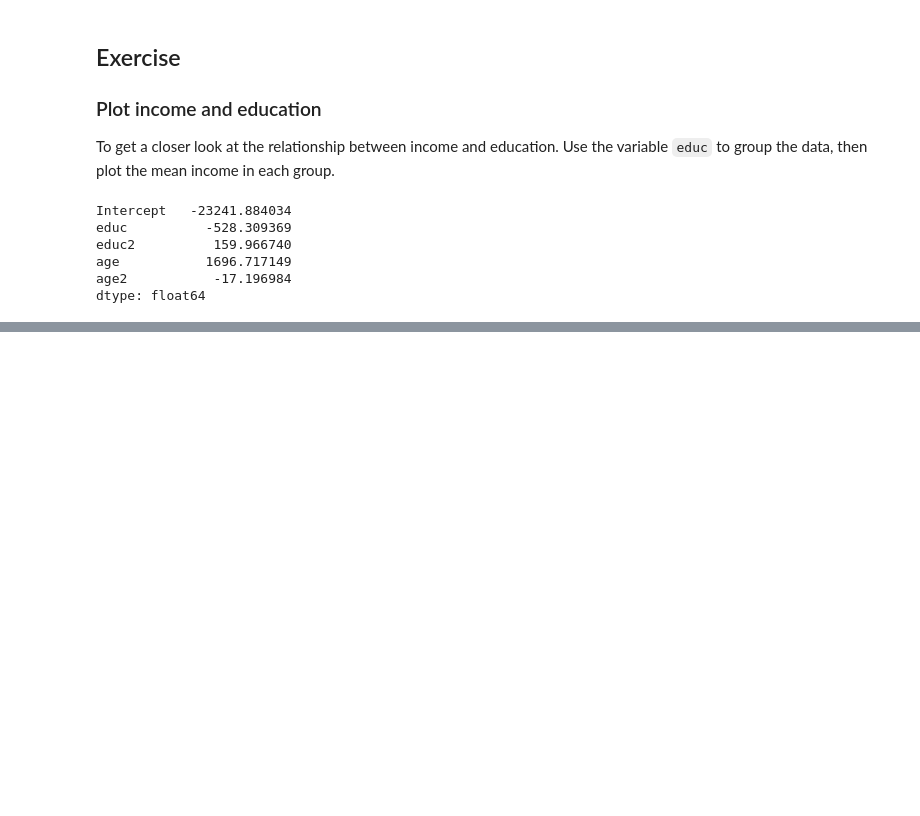
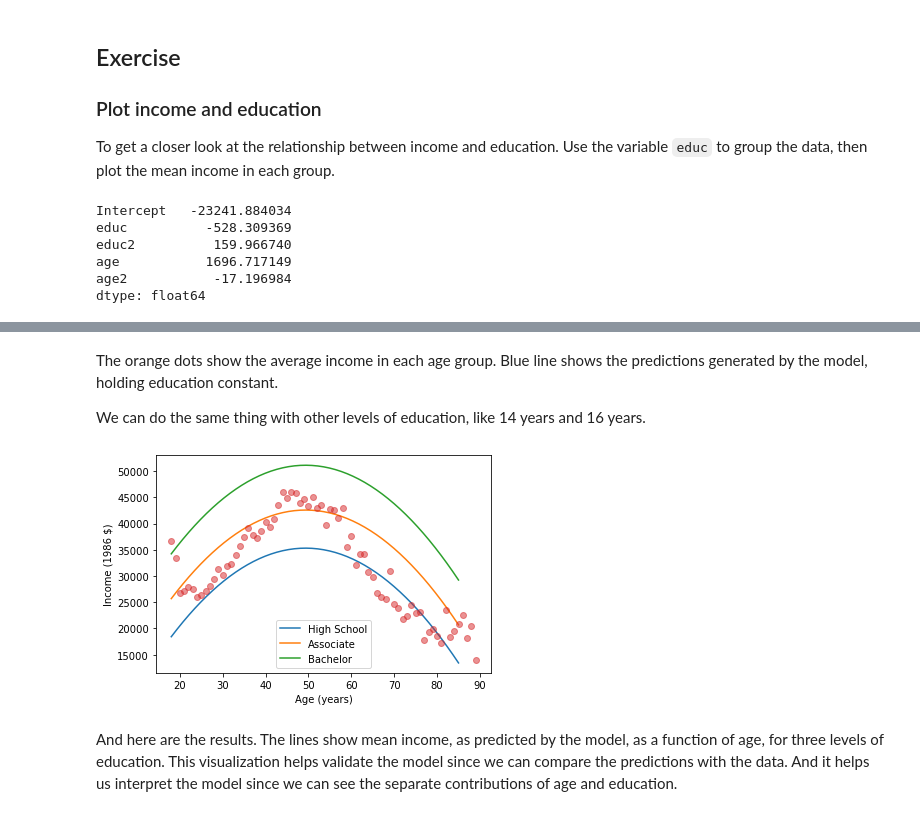
Before and after one commit to SketchQ/DataCamp_DataScience_Track, a Jupyter notebook: 16_Exploratory Data Analysis in Python/Chapter_4_Multivariate_Thinking.ipynb, the cells around one changed output, grey strips where cells are left out. Saved outputs shown, nothing was run; the diff lists cells and outputs as text; code cells hidden in the pictures; blank space fills up the shorter version.

```diff
--- a/16_Exploratory Data Analysis in Python/Chapter_4_Multivariate_Thinking.ipynb
+++ b/16_Exploratory Data Analysis in Python/Chapter_4_Multivariate_Thinking.ipynb
@@ -220,0 +302,39 @@ dtype: float64
+# %% [markdown]
+The orange dots show the average income in each age group. Blue line shows the predictions generated by the model, holding education constant.
+
+We can do the same thing with other levels of education, like 14 years and 16 years.
+# %%
+# Education = 12
+plt.plot(df['age'], pred12, label='High School')
+
+# Education = 14
+df['educ'] = 14
+df['educ2'] = df['educ']**2
+pred14 = results.predict(df)
+plt.plot(df['age'], pred14, label='Associate')
+# Education = 16
+df['educ'] = 16
+df['educ2'] = df['educ']**2
+pred16 = results.predict(df)
+plt.plot(df['age'], pred16, label='Bachelor')
+
+# We can plot the data again for comparision
+# Grouped by age
+grouped = gss.groupby('age')
+
+# Calculate the mean of income by age
+mean_income_by_age = grouped['realinc'].mean()
+
+plt.plot(mean_income_by_age, 'o', alpha=0.5)
+
+# Label the axes
+plt.xlabel('Age (years)')
+plt.ylabel('Income (1986 $)')
+plt.legend()
+
+# Show the plot
+plt.show()
+# %% [output]
+[figure, added]
+# %% [markdown]
+And here are the results. The lines show mean income, as predicted by the model, as a function of age, for three levels of education. This visualization helps validate the model since we can compare the predictions with the data. And it helps us interpret the model since we can see the separate contributions of age and education.
```
Also changed, not shown: parts of 6 cells of this notebook.
